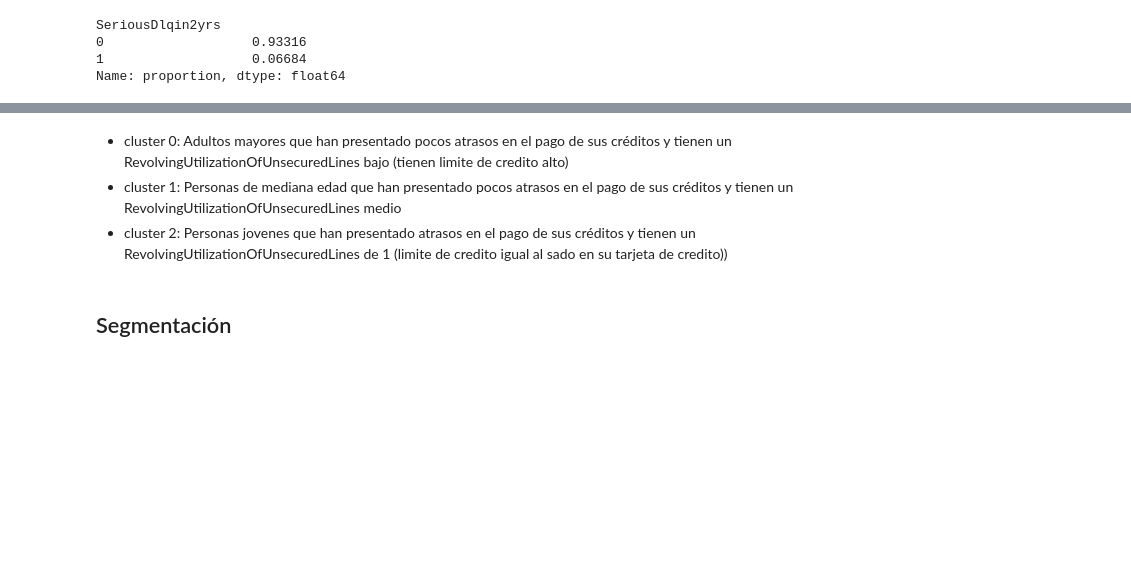
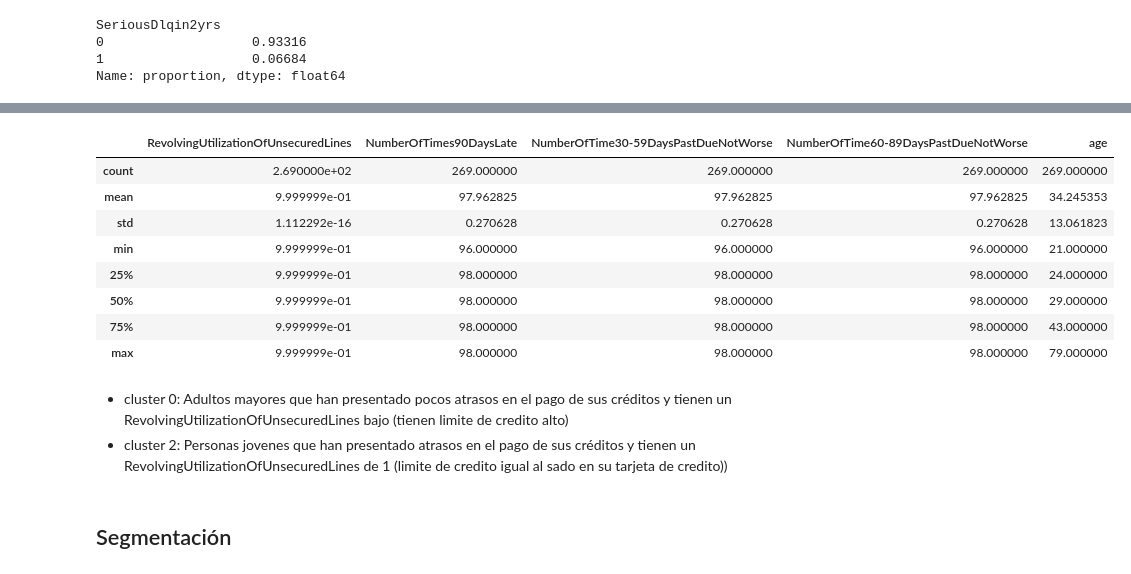
Before and after one commit to alesm99/credit_scoring, a Jupyter notebook: segmentacion.ipynb, the cells around one changed output, grey strips where cells are left out. Saved outputs shown, nothing was run; the diff lists cells and outputs as text; code cells hidden in the pictures; blank space fills up the shorter version.

```diff
--- a/segmentacion.ipynb
+++ b/segmentacion.ipynb
@@ -125,6 +139,17 @@ df.groupby('cluster')[varc+vard].agg(['mean','median']) # estadísticos de las v
+# %%
+df[df['cluster']==1][varc+vard].describe() # estadísticas de las variables pora el cluster 1
+# %% [output]
+|  | RevolvingUtilizationOfUnsecuredLines | NumberOfTimes90DaysLate | NumberOfTime30-59DaysPastDueNotWorse | NumberOfTime60-89DaysPastDueNotWorse | age |
+| count | 2.690000e+02 | 269.000000 | 269.000000 | 269.000000 | 269.000000 |
+| mean | 9.999999e-01 | 97.962825 | 97.962825 | 97.962825 | 34.245353 |
+| std | 1.112292e-16 | 0.270628 | 0.270628 | 0.270628 | 13.061823 |
+| min | 9.999999e-01 | 96.000000 | 96.000000 | 96.000000 | 21.000000 |
+| 25% | 9.999999e-01 | 98.000000 | 98.000000 | 98.000000 | 24.000000 |
+| 50% | 9.999999e-01 | 98.000000 | 98.000000 | 98.000000 | 29.000000 |
+| 75% | 9.999999e-01 | 98.000000 | 98.000000 | 98.000000 | 43.000000 |
+| max | 9.999999e-01 | 98.000000 | 98.000000 | 98.000000 | 79.000000 |
 # %% [markdown]
 * cluster 0: Adultos mayores que han presentado pocos atrasos en el pago de sus créditos y tienen un RevolvingUtilizationOfUnsecuredLines bajo (tienen limite de credito alto)
-* cluster 1: Personas de mediana edad que han presentado pocos atrasos en el pago de sus créditos y tienen un RevolvingUtilizationOfUnsecuredLines medio
 * cluster 2: Personas jovenes que han presentado atrasos en el pago de sus créditos y tienen un RevolvingUtilizationOfUnsecuredLines de 1 (limite de credito igual al sado en su tarjeta de credito))
 # %% [markdown]
 ## Segmentación
```
Also changed, not shown: parts of 27 cells of this notebook, 1 other file.
